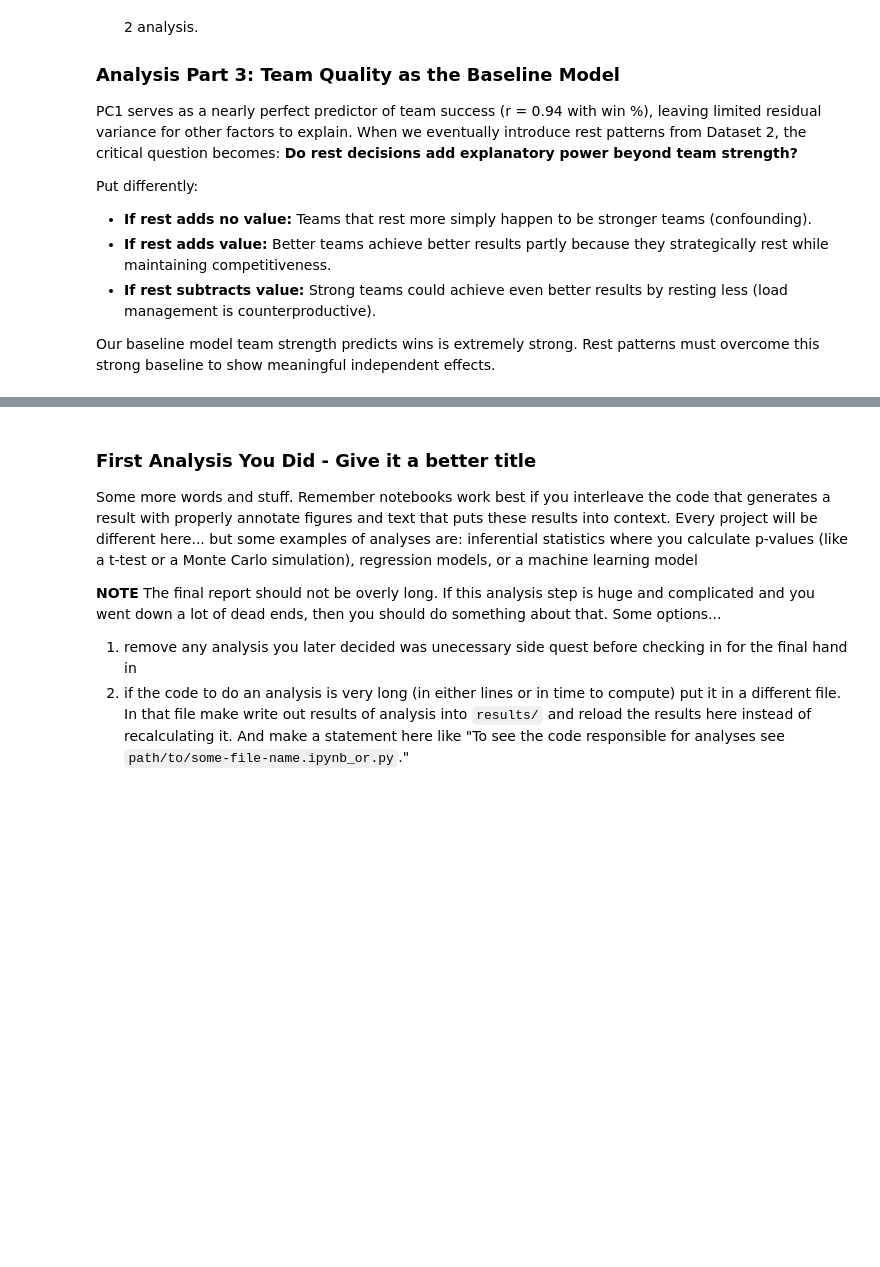
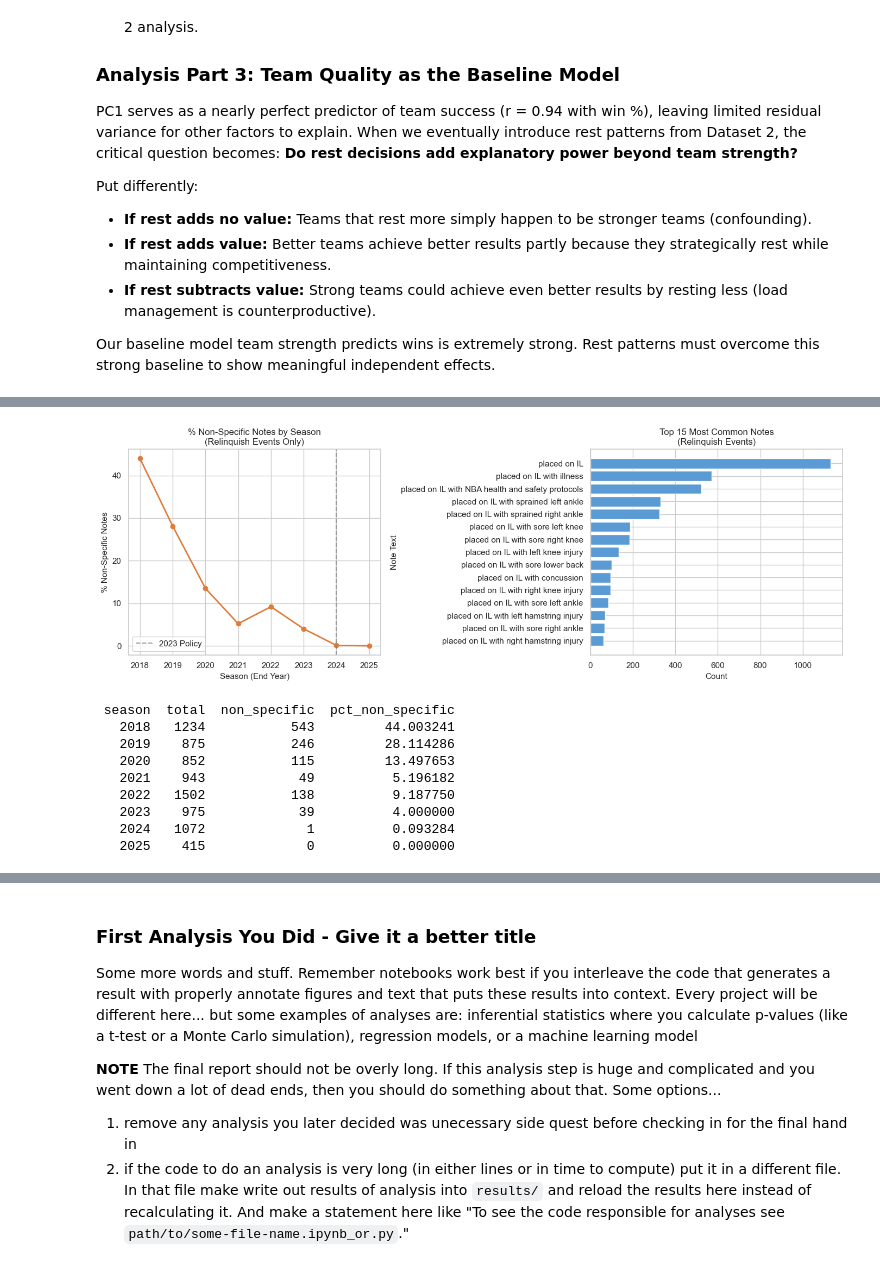
Before and after one commit to COGS108/Group-SP26-082, a Jupyter notebook: 03-FinalProject.ipynb, the cells around one changed output, grey strips where cells are left out. Cells and saved outputs as stored; diff of their text form; code cells hidden in the pictures; blank space fills up the shorter version.

```diff
--- a/03-FinalProject.ipynb
+++ b/03-FinalProject.ipynb
@@ -431,0 +796,41 @@ Our baseline model team strength predicts wins is extremely strong. Rest pattern
+# %%
+relinquished = df2[df2['event_type'] == 'relinquished'].copy()
+
+specificity = relinquished.groupby('season').agg(
+    total=('non_specific_note', 'count'),
+    non_specific=('non_specific_note', 'sum')
+).reset_index()
+specificity['pct_non_specific'] = specificity['non_specific'] / specificity['total'] * 100
+
+fig, axes = plt.subplots(1, 2, figsize=(14, 5))
+
+# Left: line plot of non-specific % over time
+axes[0].plot(specificity['season'], specificity['pct_non_specific'], marker='o', color='#e07b39', linewidth=2)
+axes[0].axvline(2024, linestyle='--', color='gray', alpha=0.7, label='2023 Policy')
+axes[0].set_title('% Non-Specific Notes by Season\n(Relinquish Events Only)', fontsize=12)
+axes[0].set_xlabel('Season (End Year)', fontsize=11)
+axes[0].set_ylabel('% Non-Specific Notes', fontsize=11)
+axes[0].legend()
+
+# Right: top 15 most common notes
+top_notes = relinquished['notes'].value_counts().head(15)
+axes[1].barh(top_notes.index[::-1], top_notes.values[::-1], color='#5b9bd5')
+axes[1].set_title('Top 15 Most Common Notes\n(Relinquish Events)', fontsize=12)
+axes[1].set_xlabel('Count', fontsize=11)
+axes[1].set_ylabel('Note Text', fontsize=11)
+
+plt.tight_layout()
+plt.show()
+
+print(specificity[['season','total','non_specific','pct_non_specific']].to_string(index=False))
+# %% [output]
+[figure, added]
+ season  total  non_specific  pct_non_specific
+   2018   1234           543         44.003241
+   2019    875           246         28.114286
+   2020    852           115         13.497653
+   2021    943            49          5.196182
+   2022   1502           138          9.187750
+   2023    975            39          4.000000
+   2024   1072             1          0.093284
+   2025    415             0          0.000000
```
Also changed, not shown: parts of 20 cells of this notebook.
